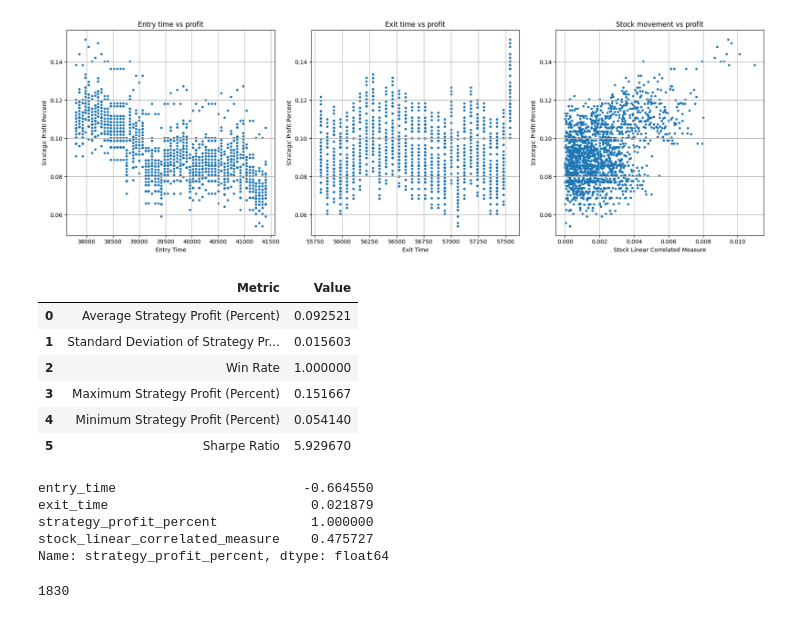
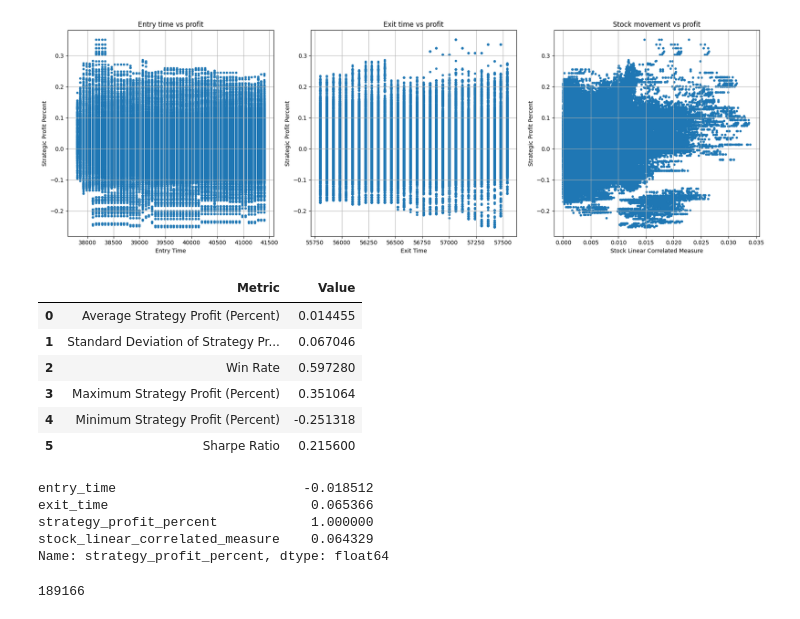
Before and after one commit to datroiano/Backtesting, a Jupyter notebook: Jupyter/simulation_visuals.ipynb, the cells around one changed output. Drawn from its saved outputs; the diff is of its cells as text; code cells hidden in the pictures.

```diff
--- a/Jupyter/simulation_visuals.ipynb
+++ b/Jupyter/simulation_visuals.ipynb
@@ -1,38 +1,38 @@
 # %%
 import pandas as pd
 
 from UseFunctions.matplot import plot_graphs
 from OptionClasses.Earnings.sim_runner import sims, errors, tested
 from MachineLearning.conversion import filter_stock_basis
 
-x = filter_stock_basis(sims, movement_maximum=0.2)
+x = filter_stock_basis(sims, movement_maximum=0.4)
 plot_graphs(x)
 # %% [output]
-[figure, old version]
+[figure, new version]
 # %%
 from OptionClasses.Strategies.straddle import StraddleStrategy
 
 StraddleStrategy.get_meta_data_not_dollars(x)
 # %% [output]
 |  | Metric | Value |
-| 0 | Average Strategy Profit (Percent) | 0.092521 |
-| 1 | Standard Deviation of Strategy Pr... | 0.015603 |
-| 2 | Win Rate | 1.000000 |
-| 3 | Maximum Strategy Profit (Percent) | 0.151667 |
-| 4 | Minimum Strategy Profit (Percent) | 0.054140 |
-| 5 | Sharpe Ratio | 5.929670 |
+| 0 | Average Strategy Profit (Percent) | 0.014455 |
+| 1 | Standard Deviation of Strategy Pr... | 0.067046 |
+| 2 | Win Rate | 0.597280 |
+| 3 | Maximum Strategy Profit (Percent) | 0.351064 |
+| 4 | Minimum Strategy Profit (Percent) | -0.251318 |
+| 5 | Sharpe Ratio | 0.215600 |
 # %%
 x.corr().iloc[2]
 # %% [output]
-entry_time                        -0.664550
-exit_time                          0.021879
+entry_time                        -0.018512
+exit_time                          0.065366
 strategy_profit_percent            1.000000
-stock_linear_correlated_measure    0.475727
+stock_linear_correlated_measure    0.064329
 Name: strategy_profit_percent, dtype: float64
 # %%
 len(x)
 # %% [output]
-1830
+189166
 # %%
 pd.DataFrame(tested)
 # %% [output]
```
Also changed, not shown: parts of 2 cells of this notebook, 5 other files.
